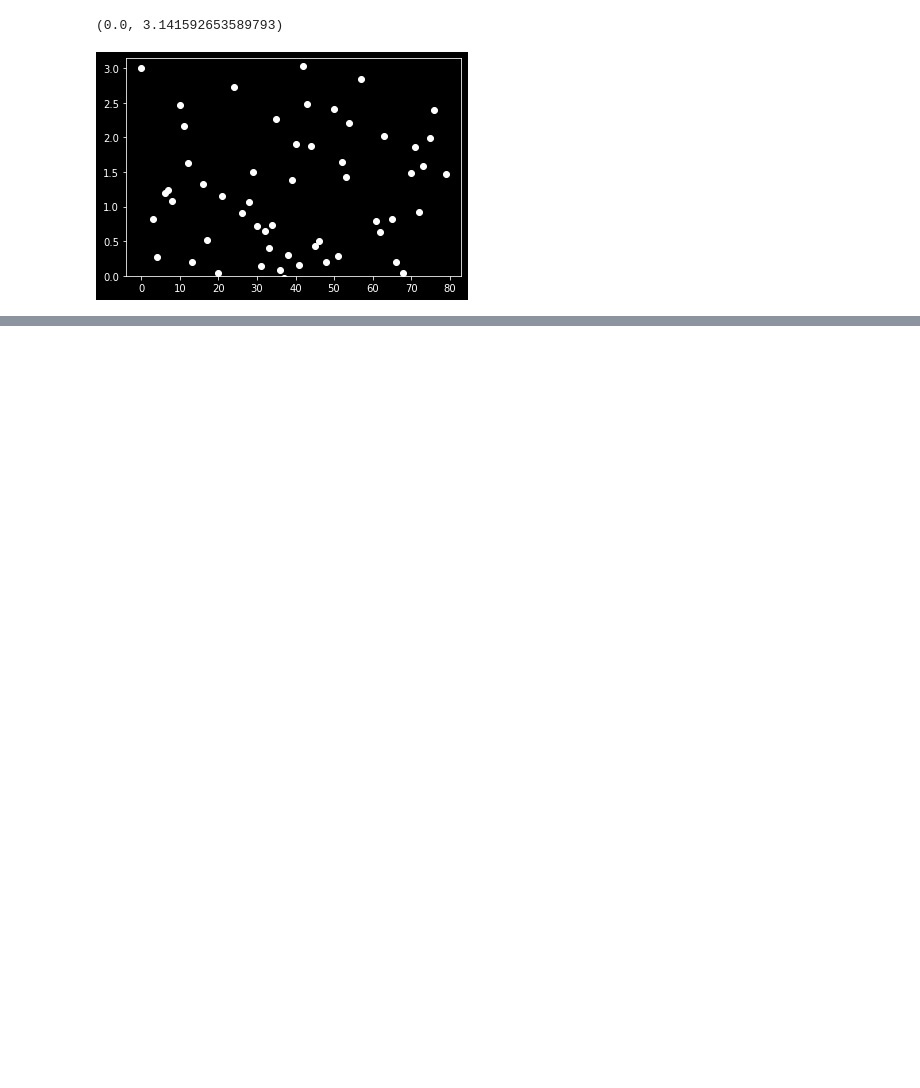
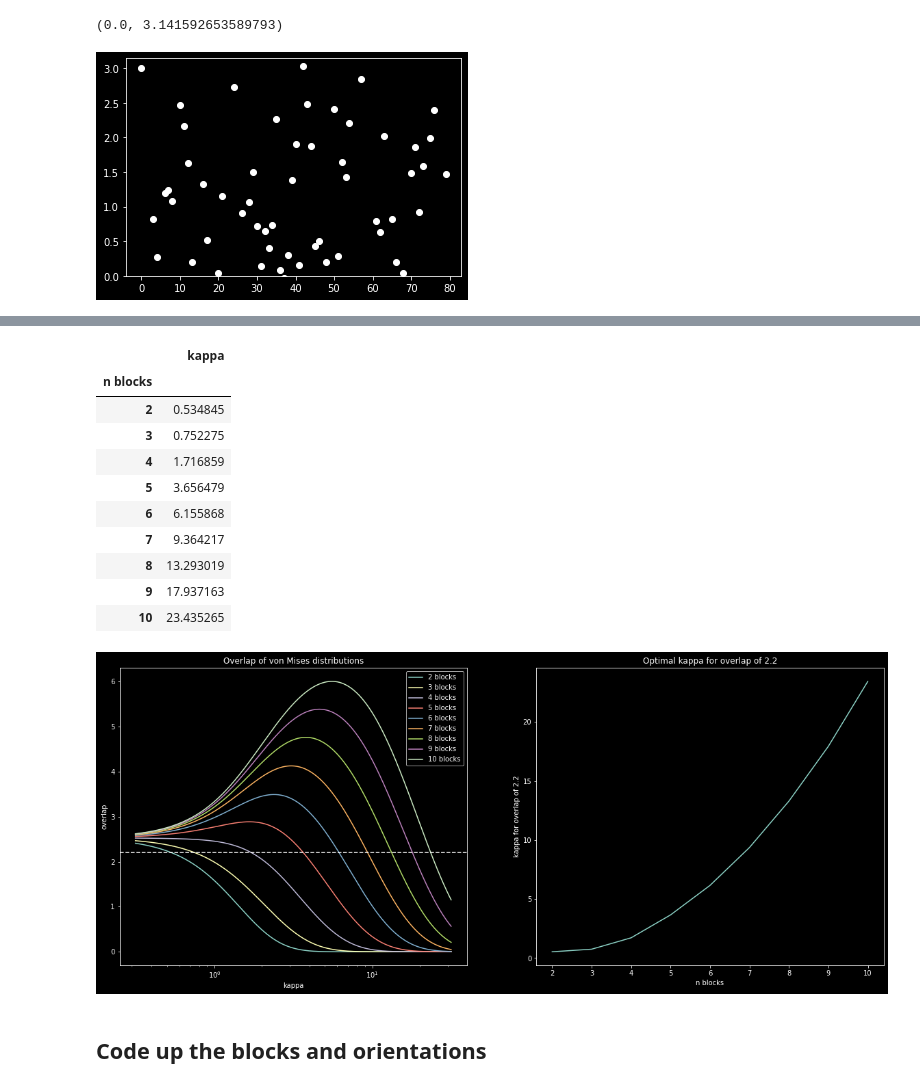
Before and after one commit to spinoza-centre/expectation_orientation, a Jupyter notebook: exp_designs/exp_design.ipynb, the cells around one changed output, grey strips where cells are left out. Saved outputs shown, nothing was run; the diff lists cells and outputs as text; code cells hidden in the pictures; blank space fills up the shorter version.

```diff
--- a/exp_designs/exp_design.ipynb
+++ b/exp_designs/exp_design.ipynb
@@ -75,0 +95,41 @@ array([-1, -1,  0, -2,  1,  1,  0,  2,  1, -1])
+# %%
+def overlap_vm(n_blocks, kappa_function):
+    x = np.linspace(-np.pi, np.pi, 100)
+    locs = [0, 2*np.pi/n_blocks]
+    return np.array([np.dot(stats.vonmises.pdf(x, kappa=k, loc=locs[0]), stats.vonmises.pdf(x, kappa=k, loc=locs[1]))
+        for k in kappa_function])
+# %%
+desired_vm_overlap = 2.2
+f, axs = plt.subplots(1,2,figsize=(20,8))
+x = np.logspace(-0.5, 1.5, 1000)
+for n in [2,3,4,5,6,7,8,9,10]:
+    axs[0].semilogx(x, overlap_vm(n_blocks=n, kappa_function=x), label=f'{n} blocks')
+axs[0].axhline(desired_vm_overlap, color='w', linestyle='--')
+axs[0].legend()
+axs[0].set_xlabel('kappa')
+axs[0].set_ylabel('overlap')
+axs[0].set_title('Overlap of von Mises distributions')
+best_kappas = np.array([x[np.argmin(np.abs(overlap_vm(n_blocks=n, kappa_function=x)-desired_vm_overlap))]
+                    for n in [2,3,4,5,6,7,8,9,10]])
+axs[1].plot([2,3,4,5,6,7,8,9,10], best_kappas)
+axs[1].set_xlabel('n blocks')
+axs[1].set_ylabel(f'kappa for overlap of {desired_vm_overlap}')
+axs[1].set_title(f'Optimal kappa for overlap of {desired_vm_overlap}')
+
+best_kappa_df = pd.DataFrame(best_kappas, columns=['kappa'], index=pd.Series([2,3,4,5,6,7,8,9,10], name='n blocks'))
+best_kappa_df
+# %% [output]
+|  | kappa |
+| n blocks |  |
+| 2 | 0.534845 |
+| 3 | 0.752275 |
+| 4 | 1.716859 |
+| 5 | 3.656479 |
+| 6 | 6.155868 |
+| 7 | 9.364217 |
+| 8 | 13.293019 |
+| 9 | 17.937163 |
+| 10 | 23.435265 |
+[figure, added]
+# %% [markdown]
+## Code up the blocks and orientations
```
Also changed, not shown: parts of 11 cells of this notebook.
